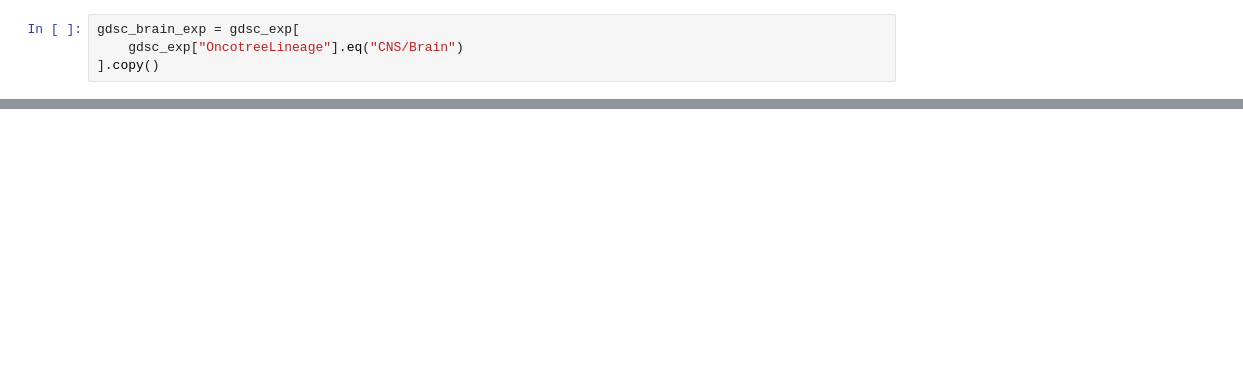
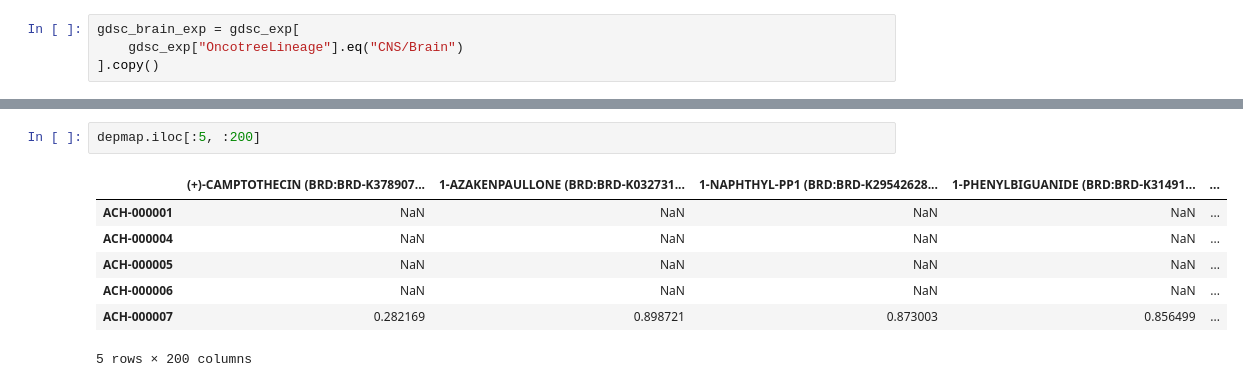
Before and after one commit to zuhany/cell_lines_pv_26, a Jupyter notebook: notebooks/glioma.ipynb, the cells around one changed output, grey strips where cells are left out. Drawn from its saved outputs; the diff is of its cells as text; blank space fills up the shorter version.

```diff
--- a/notebooks/glioma.ipynb
+++ b/notebooks/glioma.ipynb
@@ -255,0 +365,10 @@ Name: count, dtype: int64
+# %%
+depmap.iloc[:5, :200]
+# %% [output]
+|  | (+)-CAMPTOTHECIN (BRD:BRD-K378907... | 1-AZAKENPAULLONE (BRD:BRD-K032731... | 1-NAPHTHYL-PP1 (BRD:BRD-K29542628... | 1-PHENYLBIGUANIDE (BRD:BRD-K31491... | ... |
+| ACH-000001 | NaN | NaN | NaN | NaN | ... |
+| ACH-000004 | NaN | NaN | NaN | NaN | ... |
+| ACH-000005 | NaN | NaN | NaN | NaN | ... |
+| ACH-000006 | NaN | NaN | NaN | NaN | ... |
+| ACH-000007 | 0.282169 | 0.898721 | 0.873003 | 0.856499 | ... |
+5 rows × 200 columns
```
Also changed, not shown: parts of 27 cells of this notebook.
